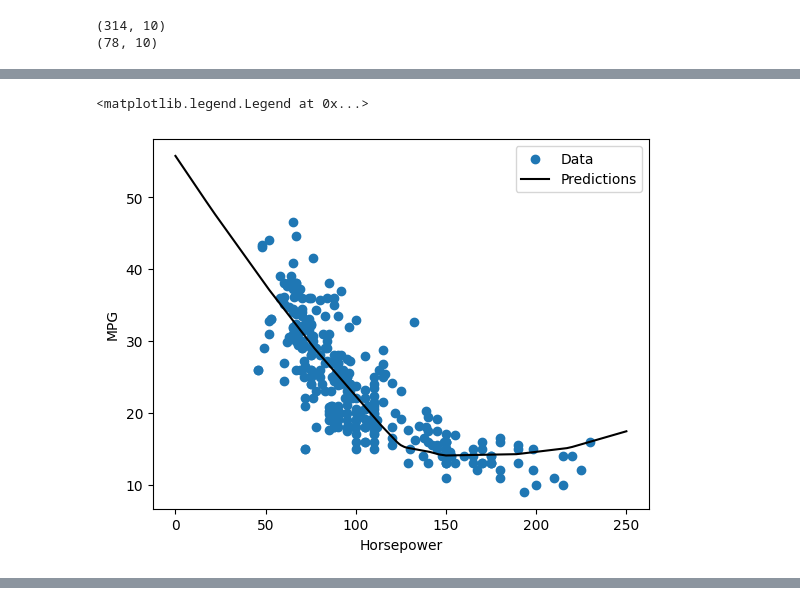
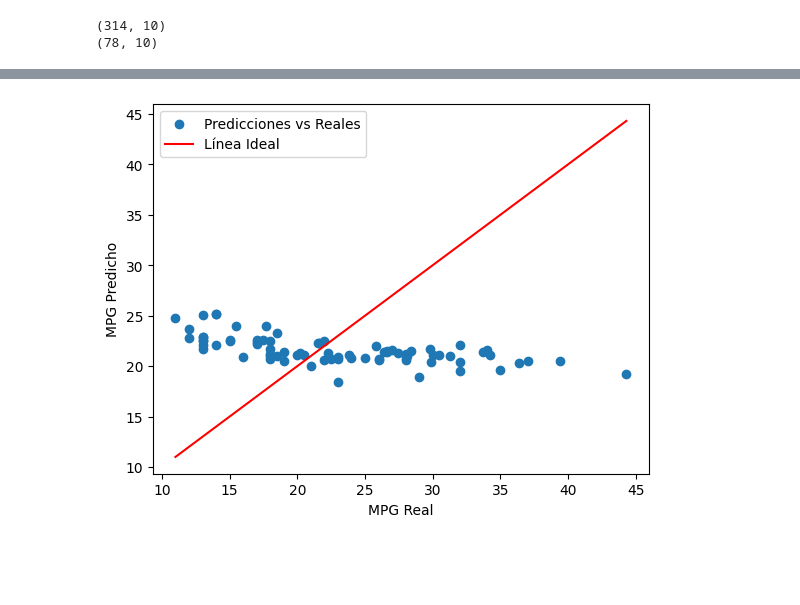
Before and after one commit to EstebanLN/Taller_5_Acpt, a Jupyter notebook: SoporteTaller5.ipynb, the cells around one changed output, grey strips where cells are left out. Saved outputs shown, nothing was run; the diff lists cells and outputs as text; code cells hidden in the pictures; blank space fills up the shorter version.

```diff
--- a/SoporteTaller5.ipynb
+++ b/SoporteTaller5.ipynb
@@ -281,9 +135,10 @@ y = Base_h_model.predict(x)
-# %%
-plt.scatter(train_X['Horsepower'], train_y, label='Data')
-plt.plot(x, y, color='k', label='Predictions')
-plt.xlabel('Horsepower')
-plt.ylabel('MPG')
-plt.legend()
-# %% [output]
-<matplotlib.legend.Legend at 0x...>
-[figure, removed]
+# %%
+y_pred = Base_h_model.predict(test_X[Variables_exp])
+
+plt.scatter(test_y, y_pred, label="Predicciones vs Reales")
+plt.plot([min(test_y), max(test_y)], [min(test_y), max(test_y)], 'r', label="Línea Ideal")
+plt.xlabel("MPG Real")
+plt.ylabel("MPG Predicho")
+plt.legend()
+plt.show()
+# %% [output]
@@ -290 +146,2 @@ plt.legend()
+[figure, added]
 # %%
```
Also changed, not shown: parts of 78 cells of this notebook, 1 other file.
